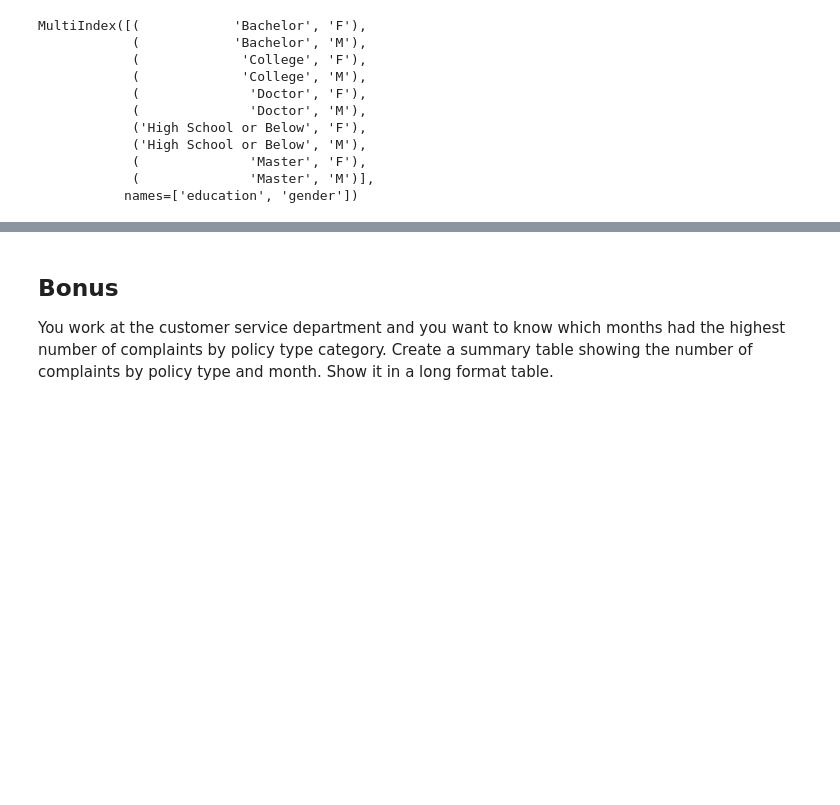
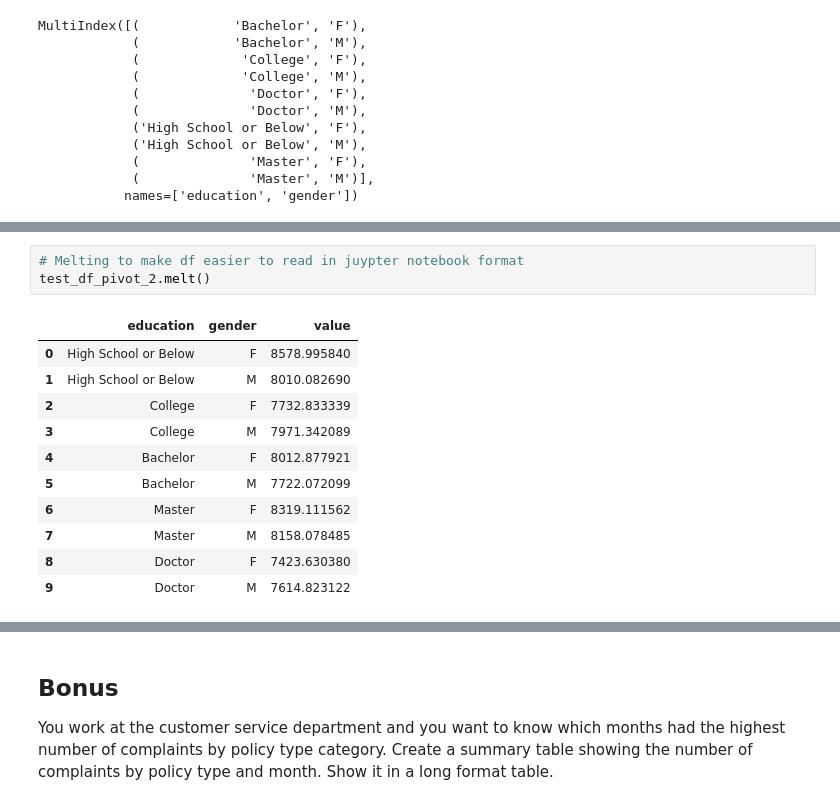
Before and after one commit to henrysoysa/lab-dw-data-structuring-and-combining, a Jupyter notebook: lab-dw-data-structuring-and-combining.ipynb, the cells around one changed output, grey strips where cells are left out. Saved outputs shown, nothing was run; the diff lists cells and outputs as text; blank space fills up the shorter version.

Commit message:
adding additional readability improvements to completed notebook

```diff
--- a/lab-dw-data-structuring-and-combining.ipynb
+++ b/lab-dw-data-structuring-and-combining.ipynb
@@ -570,0 +555,15 @@ test_df_pivot_2
+# %%
+# Melting to make df easier to read in juypter notebook format
+test_df_pivot_2.melt()
+# %% [output]
+|  | education | gender | value |
+| 0 | High School or Below | F | 8578.995840 |
+| 1 | High School or Below | M | 8010.082690 |
+| 2 | College | F | 7732.833339 |
+| 3 | College | M | 7971.342089 |
+| 4 | Bachelor | F | 8012.877921 |
+| 5 | Bachelor | M | 7722.072099 |
+| 6 | Master | F | 8319.111562 |
+| 7 | Master | M | 8158.078485 |
+| 8 | Doctor | F | 7423.630380 |
+| 9 | Doctor | M | 7614.823122 |
```
Also changed, not shown: parts of 38 cells of this notebook.
